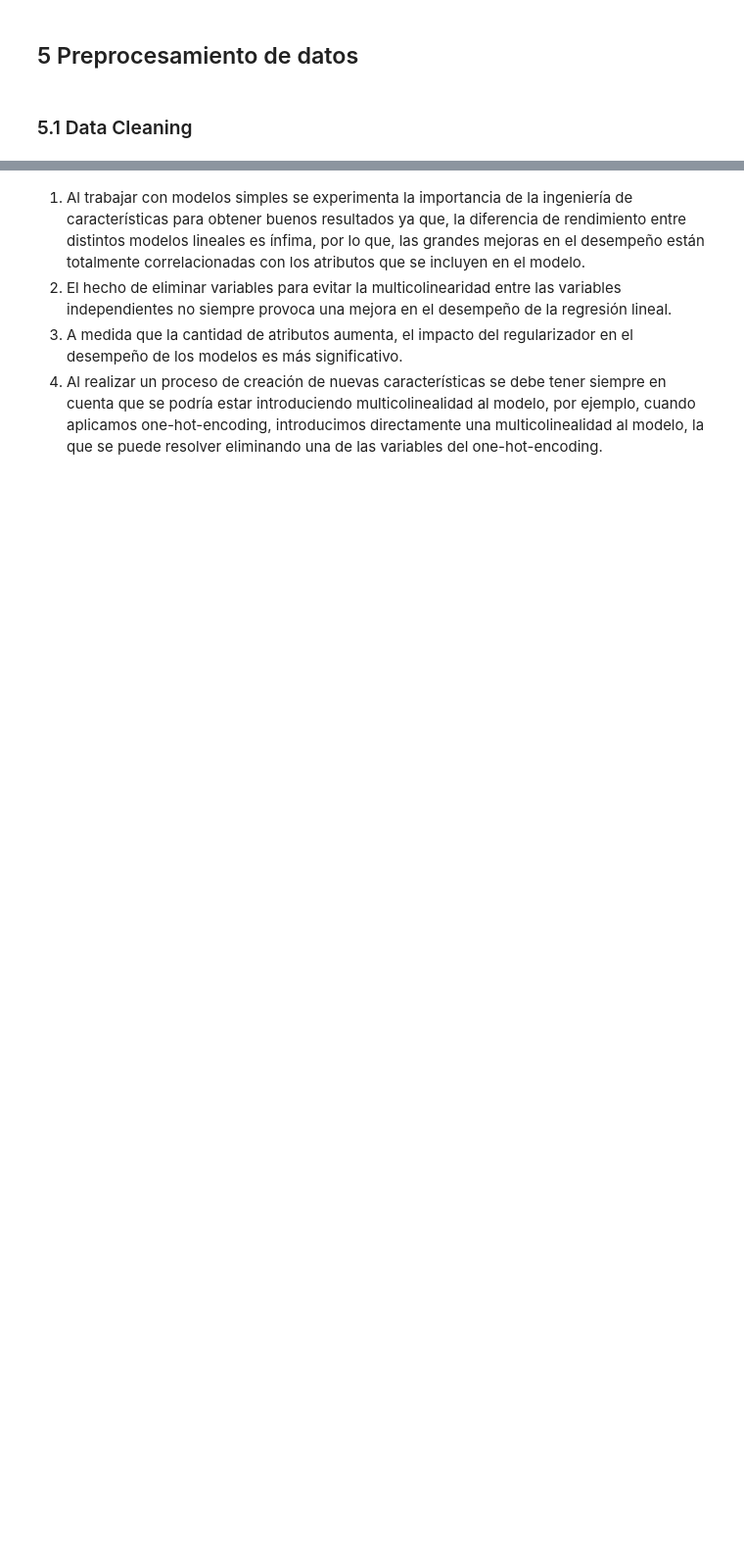
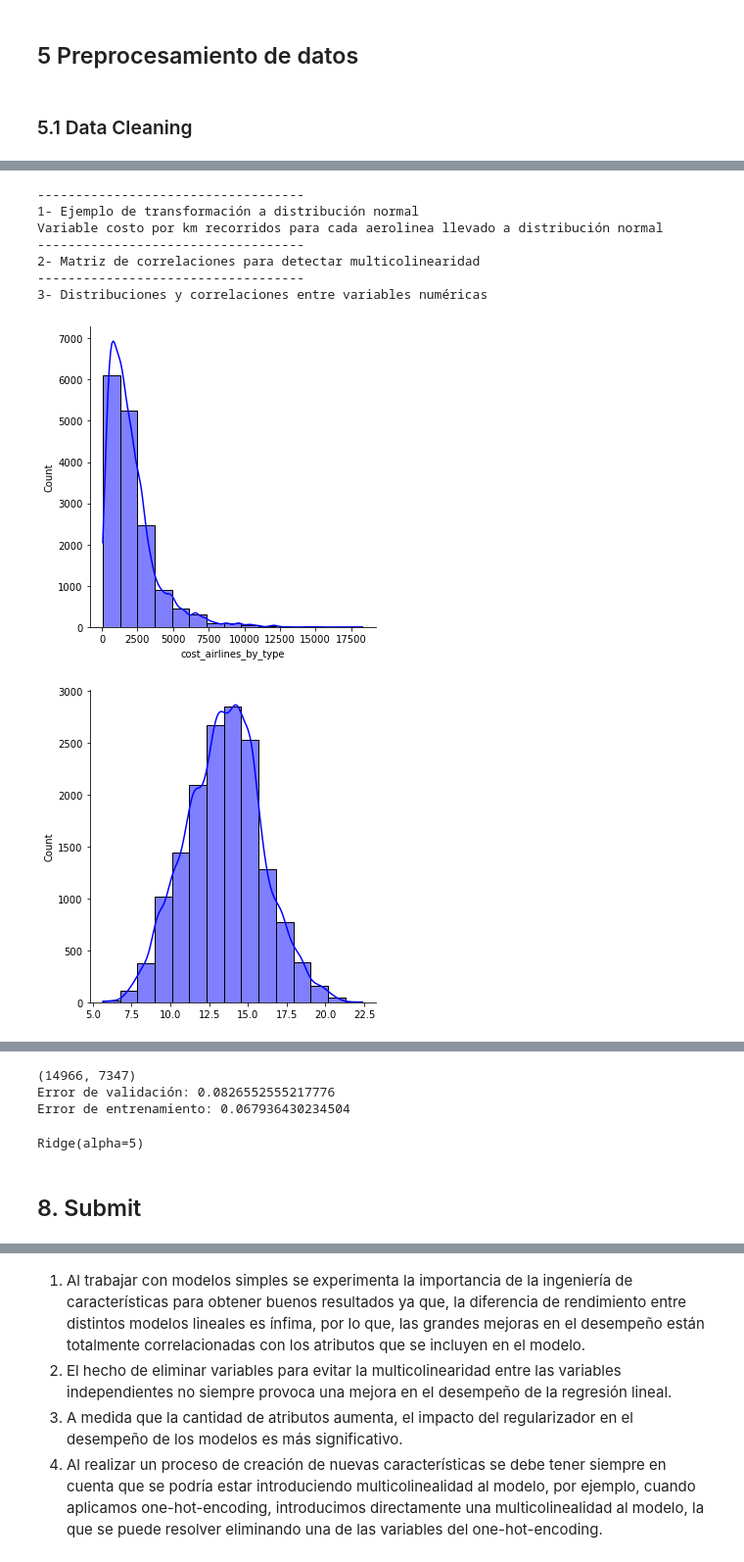
Before and after one commit to diegoquezadac/omicron, a Jupyter notebook: taller-2/taller-2.ipynb, the cells around one changed output, grey strips where cells are left out. Shown at 98% size. Cells and saved outputs as stored; diff of their text form; code cells hidden in the pictures; blank space fills up the shorter version.

```diff
--- a/taller-2/taller-2.ipynb
+++ b/taller-2/taller-2.ipynb
@@ -944,2 +507,0 @@ test['ppprice'] = y_pred
-# %%
-test_submit = test[['index','ppprice']]
@@ -953,0 +792,18 @@ test_submit.to_csv("./submissions/submission-9.csv", index=False)
+# %%
+def getter_delete_low_variance(dataset,umbral=0):
+  return VarianceThreshold(threshold=umbral).fit(dataset)
+# %%
+def getter_select_best_features(X,y,method="select_k",k=15,direction="forward"):
+
+  if method == "sfs":
+    lasso_cv_poly = LassoCV().fit(X, y)
+    # Algoritmo greedy que selecciona cada vez la variable que más aporta a la predicción
+    selector = SequentialFeatureSelector(
+        lasso_cv_poly, n_features_to_select=k, direction=direction
+    ).fit(X, y)
+  elif method == "select_k":
+    # Selecciona las mejores k características en base a una métrica de información
+    select_method = [f_regression,mutual_info_regression][0]
+    selector = SelectKBest(select_method, k=k).fit(X, y)
+
+  return selector
@@ -953,0 +814,20 @@ test_submit.to_csv("./submissions/submission-9.csv", index=False)
+# %%
+def evaluar_modelo(X_train,y_train,model,X_val=None,y_val=None,X_test=None,test=None,params=dict(),submit=False):
+  if submit:
+    modelo = model(**params)
+    modelo = modelo.fit(X_train, y_train)
+    y_pred = modelo.predict(X_test)
+    test_submit = test
+    test_submit['ppprice'] = y_pred
+    test_submit = test_submit[['index','ppprice']]
+    test_submit = test_submit.rename(columns={'index':'Index','ppprice':'PPPrice'})
+    test_submit.to_csv("./submissions/submission-to-kaggle.csv", index=False)
+    return modelo
+  else:
+    modelo = model(**params)
+    modelo = modelo.fit(X_train, y_train)
+    y_pred = modelo.predict(X_val)
+    y_pred_train = modelo.predict(X_train)
+    print(f'Error de validación: {mean_absolute_percentage_error(y_val,y_pred)}')
+    print(f'Error de entrenamiento: {mean_absolute_percentage_error(y_train,y_pred_train)}')
+    return modelo
@@ -953,0 +1025,14 @@ test_submit.to_csv("./submissions/submission-9.csv", index=False)
+# %%
+# CUIDADO: Al utilizar repeat_from 1 se volverán a calcular los lemmas lo que toma bastante tiempo.
+pipeline(train,test,repeat_from=6, poly=False,lv=True,sb=False,
+         corr=True,all_models=False,pair_plot=True,plot_normal=True, remove_outliers=True)
+# %% [output]
+-----------------------------------
+1- Ejemplo de transformación a distribución normal
+Variable costo por km recorridos para cada aerolinea llevado a distribución normal
+-----------------------------------
+2- Matriz de correlaciones para detectar multicolinearidad
+-----------------------------------
+3- Distribuciones y correlaciones entre variables numéricas
+[figure, added]
+[figure, added]
@@ -953,0 +1041,6 @@ test_submit.to_csv("./submissions/submission-9.csv", index=False)
+(14966, 7347)
+Error de validación: 0.0826552555217776
+Error de entrenamiento: 0.067936430234504
+Ridge(alpha=5)
+# %% [markdown]
+## 8. Submit
```
Also changed, not shown: parts of 195 cells of this notebook.
